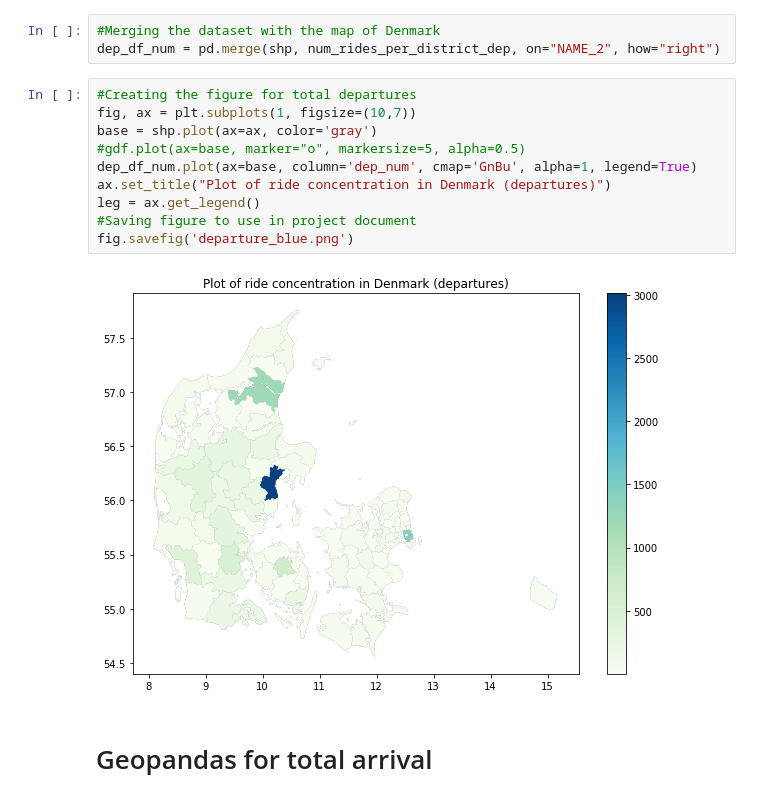
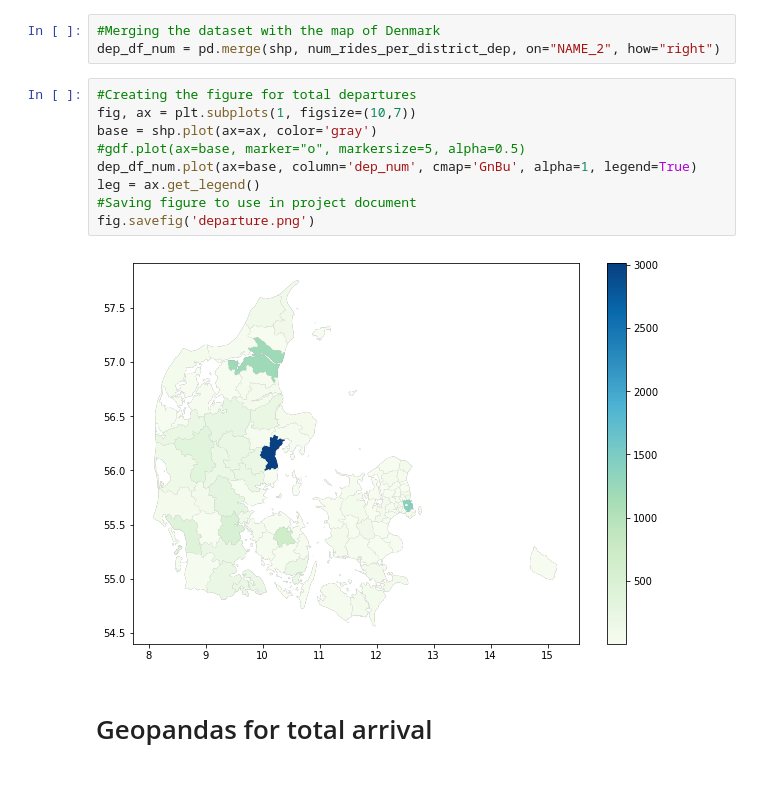
Before and after one commit to VictoriaHundevad/Social-Data-Science-Group-8, a Jupyter notebook: Code appendix 1.ipynb, the cells around one changed output. Drawn from its saved outputs; the diff is of its cells as text.

```diff
--- a/Code appendix 1.ipynb
+++ b/Code appendix 1.ipynb
@@ -500,15 +501,14 @@ dep_df_num = pd.merge(shp, num_rides_per_district_dep, on="NAME_2", how="right")
 # %%
 #Creating the figure for total departures
 fig, ax = plt.subplots(1, figsize=(10,7))
 base = shp.plot(ax=ax, color='gray')
 #gdf.plot(ax=base, marker="o", markersize=5, alpha=0.5)
 dep_df_num.plot(ax=base, column='dep_num', cmap='GnBu', alpha=1, legend=True)
-ax.set_title("Plot of ride concentration in Denmark (departures)")
 leg = ax.get_legend()
 #Saving figure to use in project document
-fig.savefig('departure_blue.png')
+fig.savefig('departure.png')
 # %% [output]
-[figure, old version]
+[figure, new version]
 # %% [markdown]
 # Geopandas for total arrival
 # %%
```
Also changed, not shown: parts of 8 cells of this notebook.
